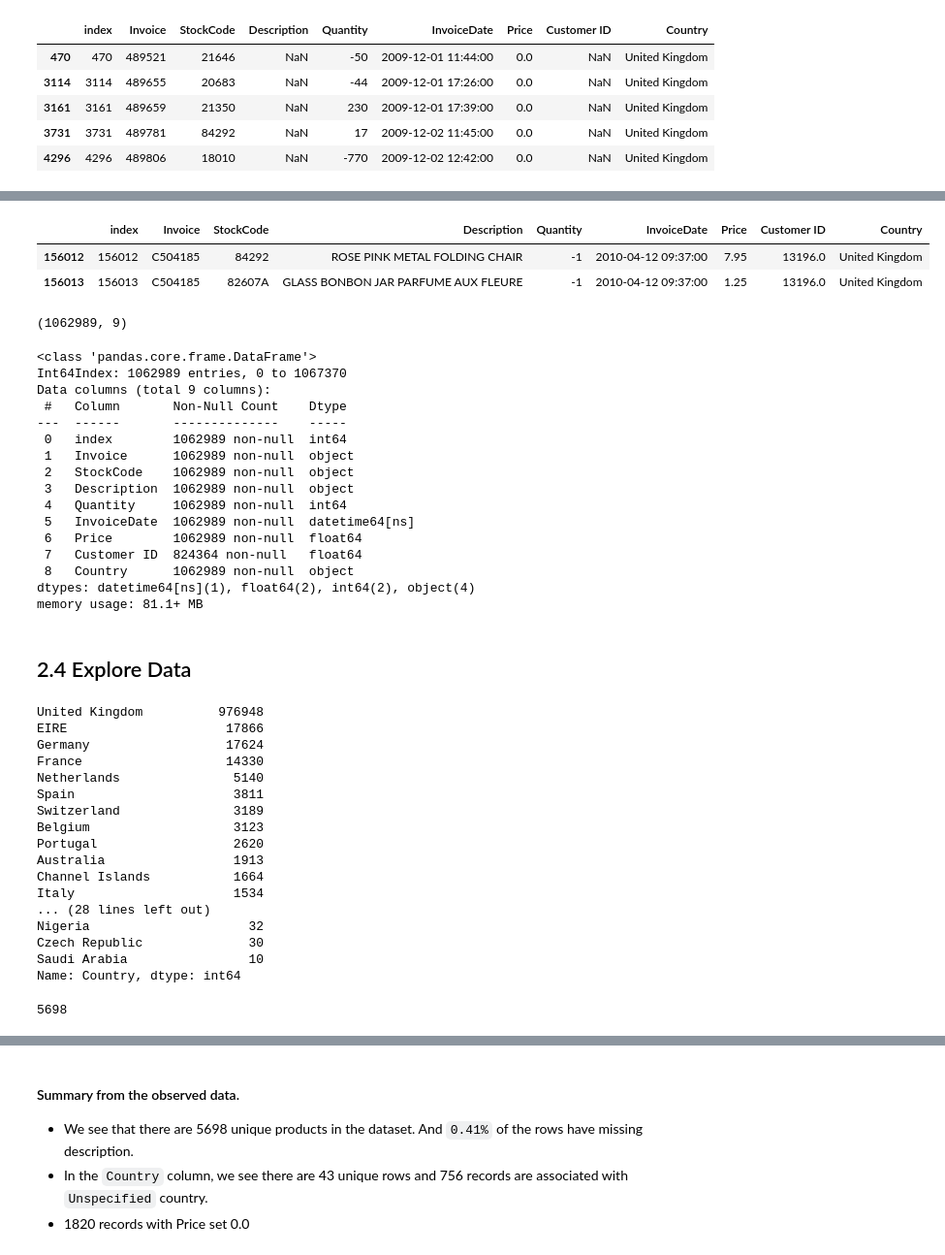
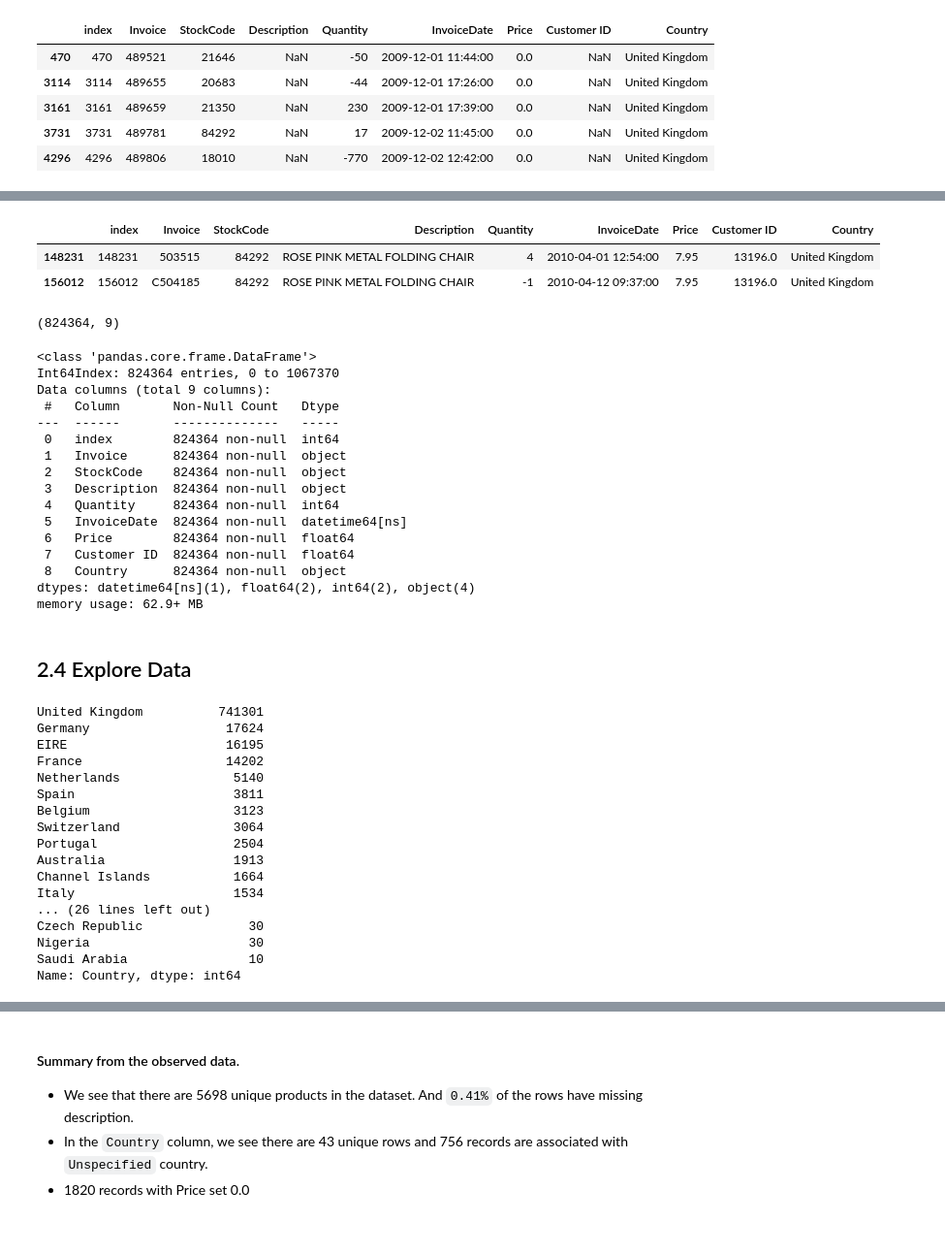
Before and after one commit to dharitsura248/OnlineRetailStore, a Jupyter notebook: OnlineRetailStore/notebooks/DataWrangling.ipynb, the cells around one changed output, grey strips where cells are left out. Shown: that part at 97% size. Drawn from its saved outputs; the diff is of its cells as text; code cells hidden in the pictures.

Commit message:
Removed CustomerId NaN

```diff
--- a/OnlineRetailStore/notebooks/DataWrangling.ipynb
+++ b/OnlineRetailStore/notebooks/DataWrangling.ipynb
@@ -178,3 +160,2 @@ Since we see that only 0.41% of the data has missing description we can safely d
 # %%
-clean_retail_data = retail_data[~(retail_data.Description.isna())]
-clean_retail_data.head()
+new_df = retail_data[~(retail_data['Customer ID'].isna())]
@@ -188,57 +162,53 @@ clean_retail_data.head()
 # %%
-##Finding the meaning behind '-' in quantity.
-invoice_data = clean_retail_data[clean_retail_data.Invoice == 'C504185']
+##Finding the meaning behind '-' in quantity.  C504185
+invoice_data = new_df[(new_df['Customer ID'] == 13196.0) & (new_df.StockCode == 84292) ]
 invoice_data.head()
 # %% [output]
 |  | index | Invoice | StockCode | Description | Quantity | InvoiceDate | Price | Customer ID | Country |
+| 148231 | 148231 | 503515 | 84292 | ROSE PINK METAL FOLDING CHAIR | 4 | 2010-04-01 12:54:00 | 7.95 | 13196.0 | United Kingdom |
 | 156012 | 156012 | C504185 | 84292 | ROSE PINK METAL FOLDING CHAIR | -1 | 2010-04-12 09:37:00 | 7.95 | 13196.0 | United Kingdom |
-| 156013 | 156013 | C504185 | 82607A | GLASS BONBON JAR PARFUME AUX FLEURE | -1 | 2010-04-12 09:37:00 | 1.25 | 13196.0 | United Kingdom |
 # %%
-clean_retail_data.shape
+new_df.shape
 # %% [output]
-(1062989, 9)
+(824364, 9)
 # %%
-clean_retail_data.info()
+new_df.info()
 # %% [output]
 <class 'pandas.core.frame.DataFrame'>
-Int64Index: 1062989 entries, 0 to 1067370
+Int64Index: 824364 entries, 0 to 1067370
 Data columns (total 9 columns):
- #   Column       Non-Null Count    Dtype
----  ------       --------------    -----
- 0   index        1062989 non-null  int64
- 1   Invoice      1062989 non-null  object
- 2   StockCode    1062989 non-null  object
- 3   Description  1062989 non-null  object
- 4   Quantity     1062989 non-null  int64
- 5   InvoiceDate  1062989 non-null  datetime64[ns]
- 6   Price        1062989 non-null  float64
- 7   Customer ID  824364 non-null   float64
- 8   Country      1062989 non-null  object
+ #   Column       Non-Null Count   Dtype
+---  ------       --------------   -----
+ 0   index        824364 non-null  int64
+ 1   Invoice      824364 non-null  object
+ 2   StockCode    824364 non-null  object
+ 3   Description  824364 non-null  object
+ 4   Quantity     824364 non-null  int64
+ 5   InvoiceDate  824364 non-null  datetime64[ns]
+ 6   Price        824364 non-null  float64
+ 7   Customer ID  824364 non-null  float64
+ 8   Country      824364 non-null  object
 dtypes: datetime64[ns](1), float64(2), int64(2), object(4)
-memory usage: 81.1+ MB
+memory usage: 62.9+ MB
 # %% [markdown]
 ## 2.4 Explore Data
 # %%
-clean_retail_data.Country.value_counts()
+new_df.Country.value_counts()
 # %% [output]
-United Kingdom          976948
-EIRE                     17866
+United Kingdom          741301
 Germany                  17624
-France                   14330
+EIRE                     16195
+France                   14202
 Netherlands               5140
 Spain                     3811
-Switzerland               3189
 Belgium                   3123
-Portugal                  2620
+Switzerland               3064
+Portugal                  2504
 Australia                 1913
 Channel Islands           1664
 Italy                     1534
-... (28 lines left out)
-Nigeria                     32
+... (26 lines left out)
 Czech Republic              30
+Nigeria                     30
 Saudi Arabia                10
 Name: Country, dtype: int64
-# %%
-clean_retail_data.Description.nunique()
-# %% [output]
-5698
```
Also changed, not shown: parts of 17 cells of this notebook.
